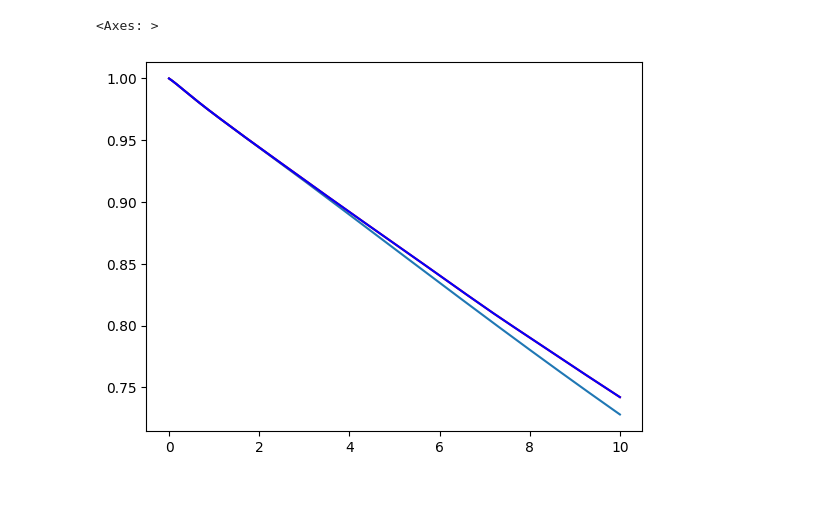
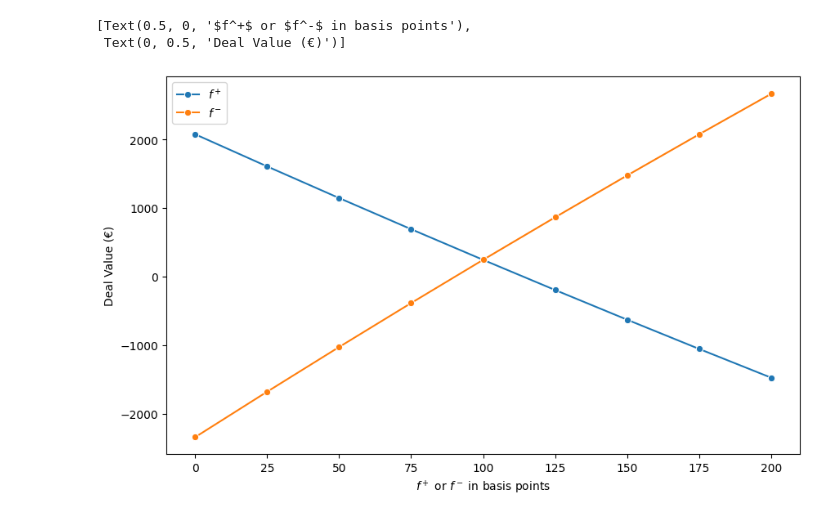
Before and after one commit to Eskild-afk/MasterThesis, a Jupyter notebook: simulationsTimes.ipynb, the cells around one changed output. Drawn from its saved outputs; the diff is of its cells as text; code cells hidden in the pictures; blank space fills up the shorter version.

```diff
--- a/simulationsTimes.ipynb
+++ b/simulationsTimes.ipynb
@@ -159,13 +160,11 @@ time, float = HW.create_path(dt,10,0)
-# %%
-snsæ,.l.lineplot(x=time, y=[HW.marketZCB(t) for t in time])
-df = np.zeros(len(time))
-df1 = np.zeros(len(time))
-for i in range(1000):
-    time, float = HW.create_path(dt,10,0)
-    df += np.cumprod(np.insert(np.exp(-float[:-1:]*dt),0,1))
-    df1 += np.insert(1/np.cumprod(1+float[:-1:]*dt),0,1)
-sns.lineplot(x=time, y=df/1000, color='red')
-sns.lineplot(x=time, y=df1/1000, color='blue')
-# %% [output]
-<Axes: >
-[figure, removed]
+# %%
+forGraphSpreadP = simTable.iloc[np.where((simTable['V0']=='swap'))].iloc[np.where((simTable['sm']==0.01))]
+forGraphSpreadM = simTable.iloc[np.where((simTable['V0']=='swap'))].iloc[np.where((simTable['sp']==0.01))]
+fig, ax = plt.subplots(figsize=(10, 6))
+ax = sns.lineplot(x=forGraphSpreadP['sp']*10000, y=forGraphSpreadP['Total'],markers=True, marker = 'o', dashes=False, label = '$f^+$')
+ax = sns.lineplot(x=forGraphSpreadM['sm']*10000, y=forGraphSpreadM['Total'],markers=True, marker = 'o', dashes=False, label = '$f^-$')
+ax.set(xlabel = '$f^+$ or $f^-$ in basis points', ylabel = 'Deal Value (€)')
+# %% [output]
+[Text(0.5, 0, '$f^+$ or $f^-$ in basis points'),
+ Text(0, 0.5, 'Deal Value (€)')]
+[figure, added]
```
Also changed, not shown: parts of 5 cells of this notebook, 2 other files.
